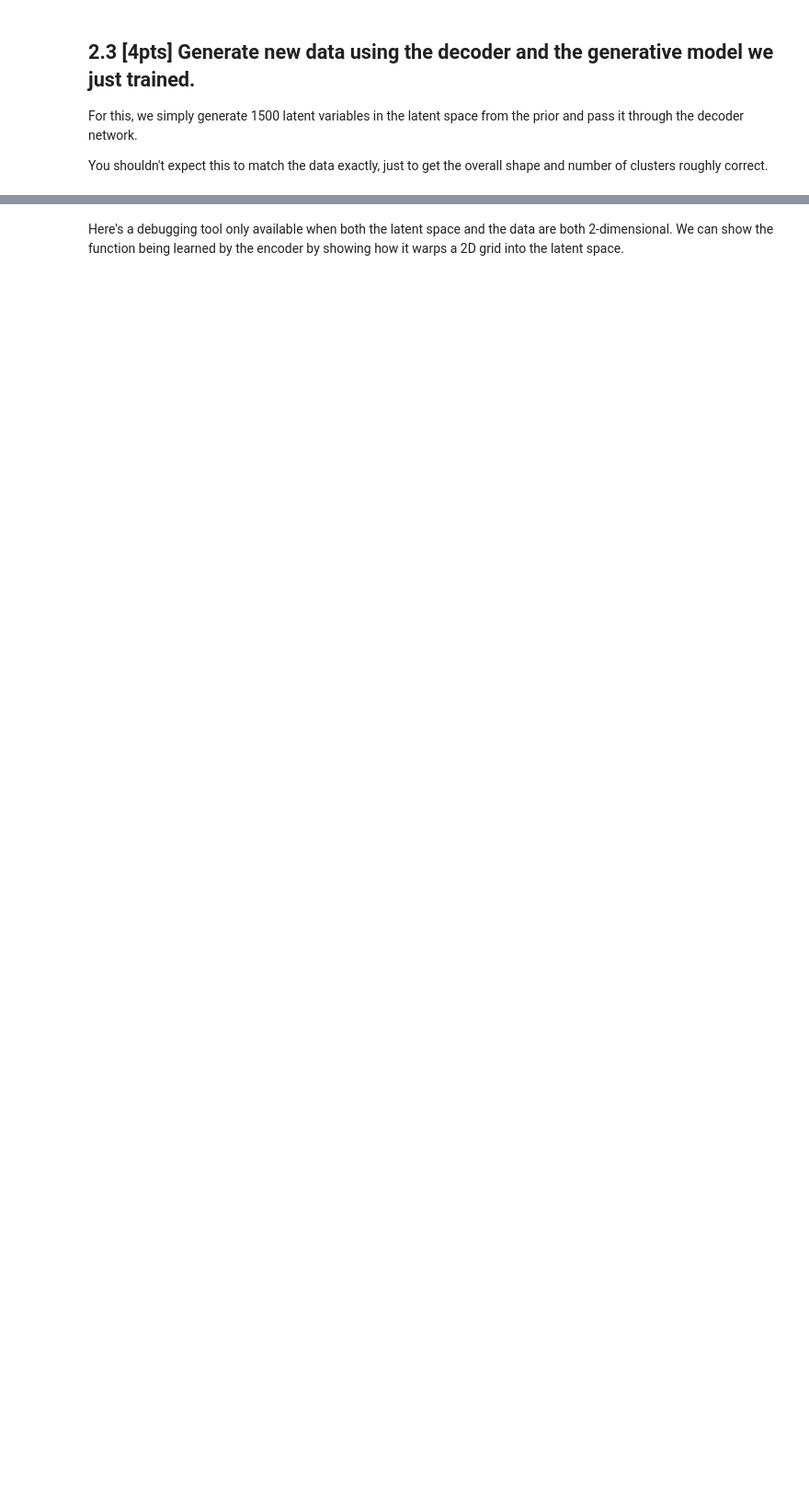
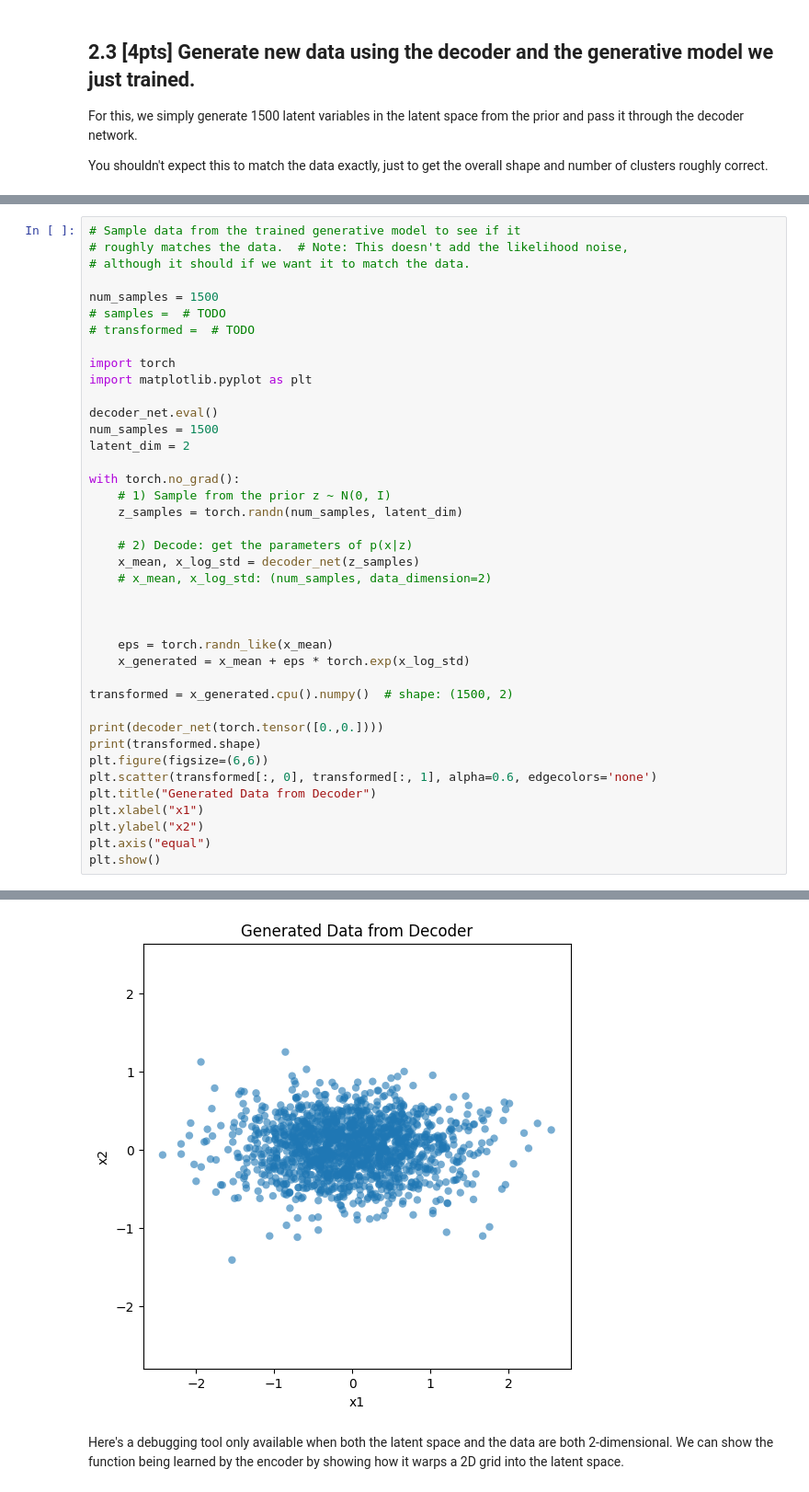
Before and after one commit to Junbo345/314-project, a Jupyter notebook: STA414_2025_Assignment_3.ipynb, the cells around one changed output, grey strips where cells are left out. Shown: that part at 92% size. Saved outputs shown, nothing was run; the diff lists cells and outputs as text; blank space fills up the shorter version.

```diff
--- a/STA414_2025_Assignment_3.ipynb
+++ b/STA414_2025_Assignment_3.ipynb
@@ -928,0 +1034,41 @@ num_samples = 1500
+# %%
+# Sample data from the trained generative model to see if it
+# roughly matches the data.  # Note: This doesn't add the likelihood noise,
+# although it should if we want it to match the data.
+
+num_samples = 1500
+# samples =  # TODO
+# transformed =  # TODO
+
+import torch
+import matplotlib.pyplot as plt
+
+decoder_net.eval()
+num_samples = 1500
+latent_dim = 2
+
+with torch.no_grad():
+    # 1) Sample from the prior z ~ N(0, I)
+    z_samples = torch.randn(num_samples, latent_dim)
+
+    # 2) Decode: get the parameters of p(x|z)
+    x_mean, x_log_std = decoder_net(z_samples)
+    # x_mean, x_log_std: (num_samples, data_dimension=2)
+
+
+
+    eps = torch.randn_like(x_mean)
+    x_generated = x_mean + eps * torch.exp(x_log_std)
+
+transformed = x_generated.cpu().numpy()  # shape: (1500, 2)
+
+print(decoder_net(torch.tensor([0.,0.])))
+print(transformed.shape)
+plt.figure(figsize=(6,6))
+plt.scatter(transformed[:, 0], transformed[:, 1], alpha=0.6, edgecolors='none')
+plt.title("Generated Data from Decoder")
+plt.xlabel("x1")
+plt.ylabel("x2")
+plt.axis("equal")
+plt.show()
+# %% [output]
@@ -929,3 +1077,4 @@ num_samples = 1500
+[figure, added]
 # %% [markdown]
 Here's a debugging tool only available when both the latent space and the data are both 2-dimensional.  We can show the function being learned by the encoder by showing how it warps a 2D grid into the latent space.
 # %%
```
Also changed, not shown: parts of 13 cells of this notebook.
